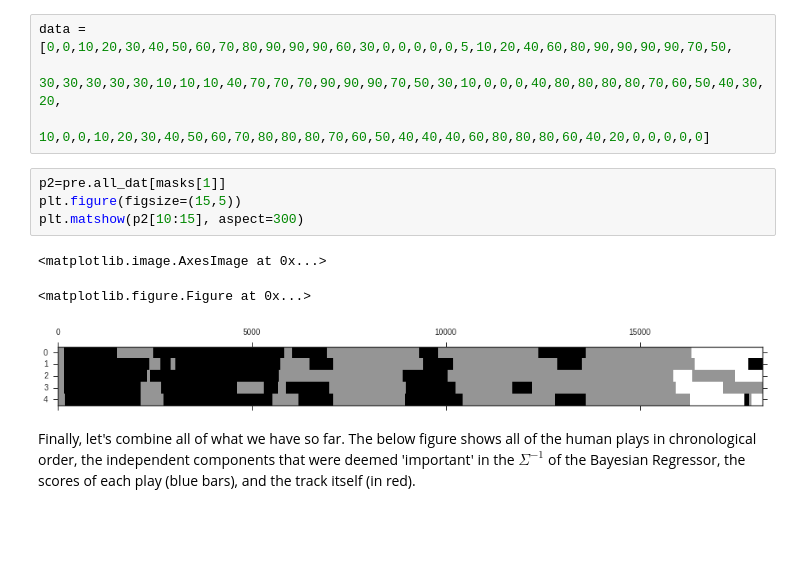
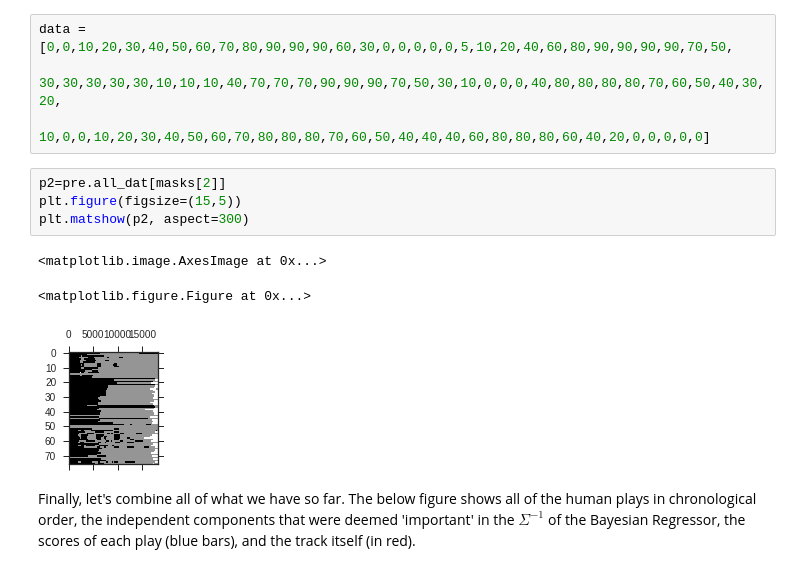
Before and after one commit to DesignInformaticsLab/EcoRacer2016, a Jupyter notebook: Player3/Player3_Example.ipynb, the cells around one changed output. Cells and saved outputs as stored; diff of their text form; blank space fills up the shorter version.

```diff
--- a/Player3/Player3_Example.ipynb
+++ b/Player3/Player3_Example.ipynb
@@ -100,13 +102,13 @@ data = [0,0,10,20,30,40,50,60,70,80,90,90,90,60,30,0,0,0,0,0,5,10,20,40,60,80,90
         30,30,30,30,30,10,10,10,40,70,70,70,90,90,90,70,50,30,10,0,0,0,40,80,80,80,80,70,60,50,40,30,20,
         10,0,0,10,20,30,40,50,60,70,80,80,80,70,60,50,40,40,40,60,80,80,80,60,40,20,0,0,0,0,0]
 # %%
-p2=pre.all_dat[masks[1]]
+p2=pre.all_dat[masks[2]]
 plt.figure(figsize=(15,5))
-plt.matshow(p2[10:15], aspect=300)
+plt.matshow(p2, aspect=300)
 # %% [output]
 <matplotlib.image.AxesImage at 0x...>
 <matplotlib.figure.Figure at 0x...>
-[figure, old version]
+[figure, new version]
 # %% [markdown]
 Finally, let's combine all of what we have so far. The below figure shows all of the human plays in chronological order, the independent components that were deemed 'important' in the $\Sigma^{-1}$ of the Bayesian Regressor, the scores of each play (blue bars), and the track itself (in red).
 # %%
```
Also changed, not shown: parts of 11 cells of this notebook, 4 other files.
